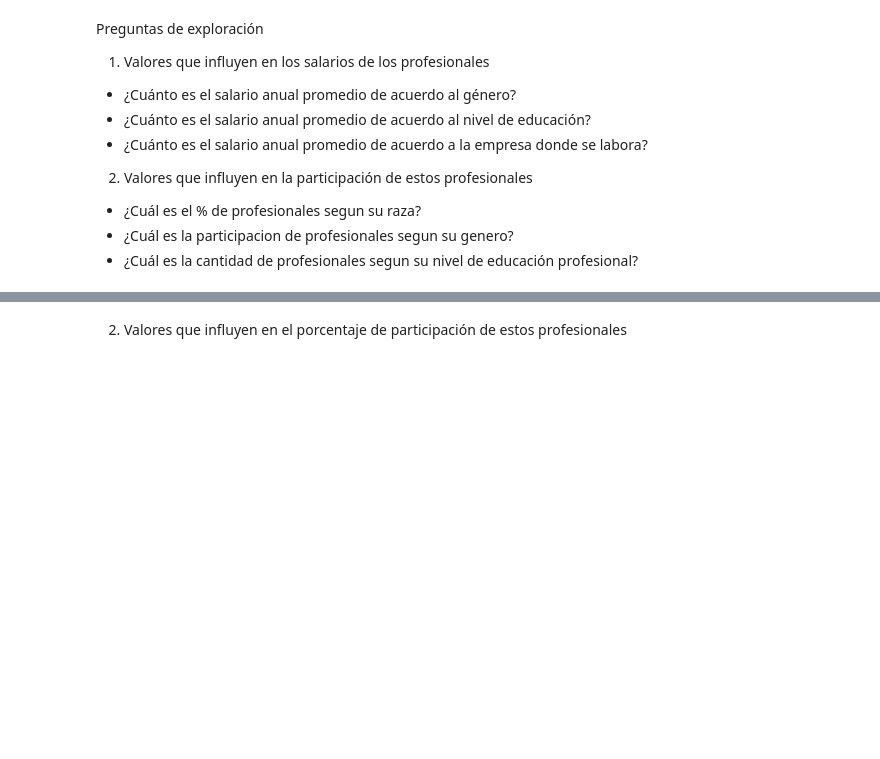
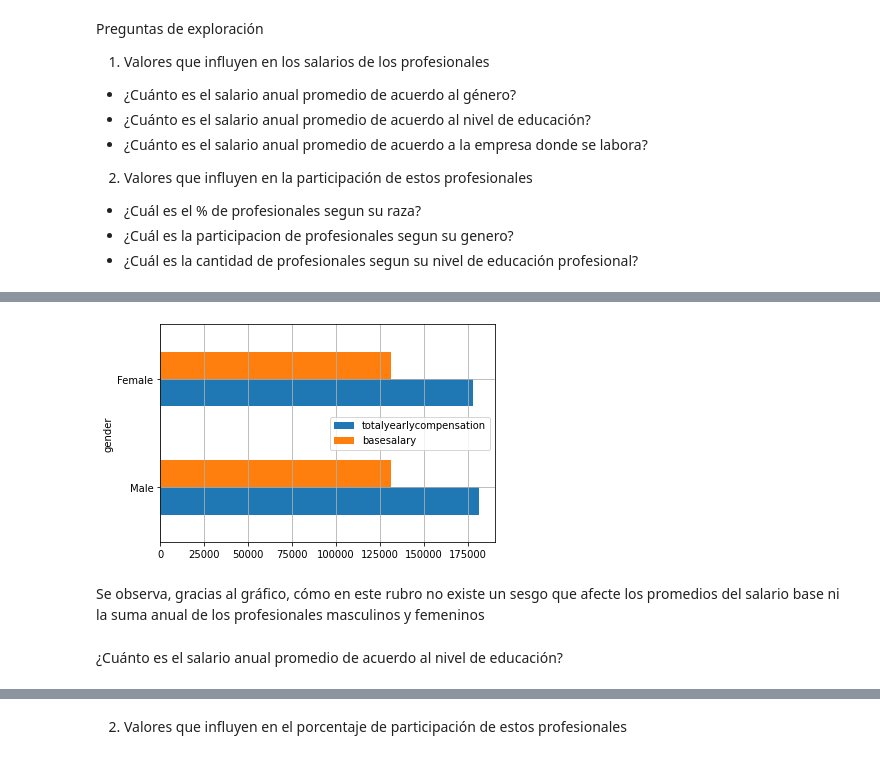
Before and after one commit to joevilla96/-DataProyect, a Jupyter notebook: src/EDA1.ipynb, the cells around one changed output, grey strips where cells are left out. Saved outputs shown, nothing was run; the diff lists cells and outputs as text; code cells hidden in the pictures; blank space fills up the shorter version.

```diff
--- a/src/EDA1.ipynb
+++ b/src/EDA1.ipynb
@@ -31,0 +36,4 @@ Preguntas de exploración
+# %%
+#Según el género
+df_gender = df.groupby('gender').agg({"totalyearlycompensation":"mean", "basesalary":"mean"})
+df_gender
@@ -31,0 +47,8 @@ Preguntas de exploración
+# %%
+df_gender.loc[['Male','Female']].plot.barh().grid()
+# %% [output]
+[figure, added]
+# %% [markdown]
+Se observa, gracias al gráfico, cómo en este rubro no existe un sesgo que afecte los promedios del salario base ni la suma anual de los profesionales masculinos y femeninos
+# %% [markdown]
+¿Cuánto es el salario anual promedio de acuerdo al nivel de educación?
```
Also changed, not shown: parts of 18 cells of this notebook.
